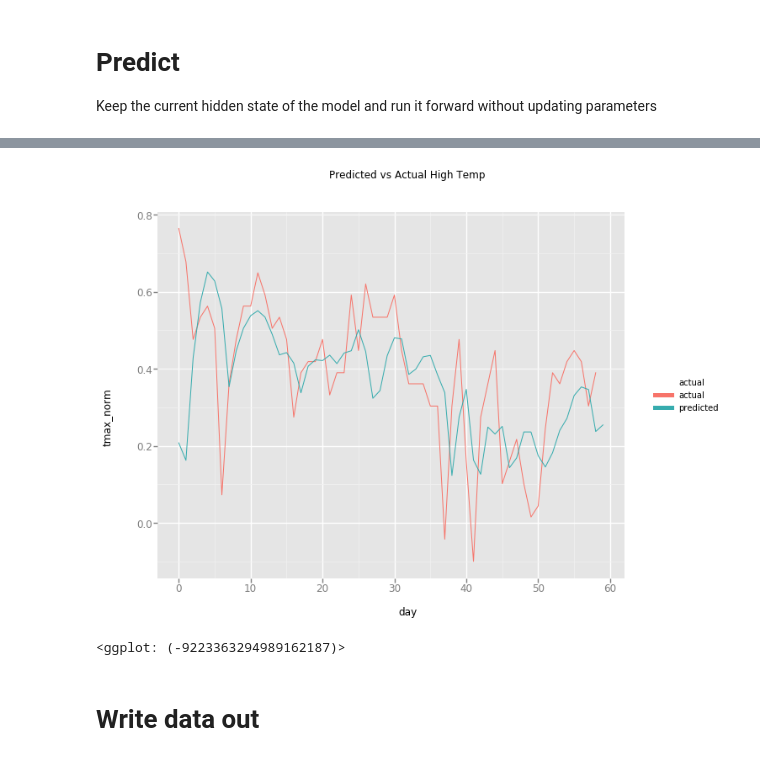
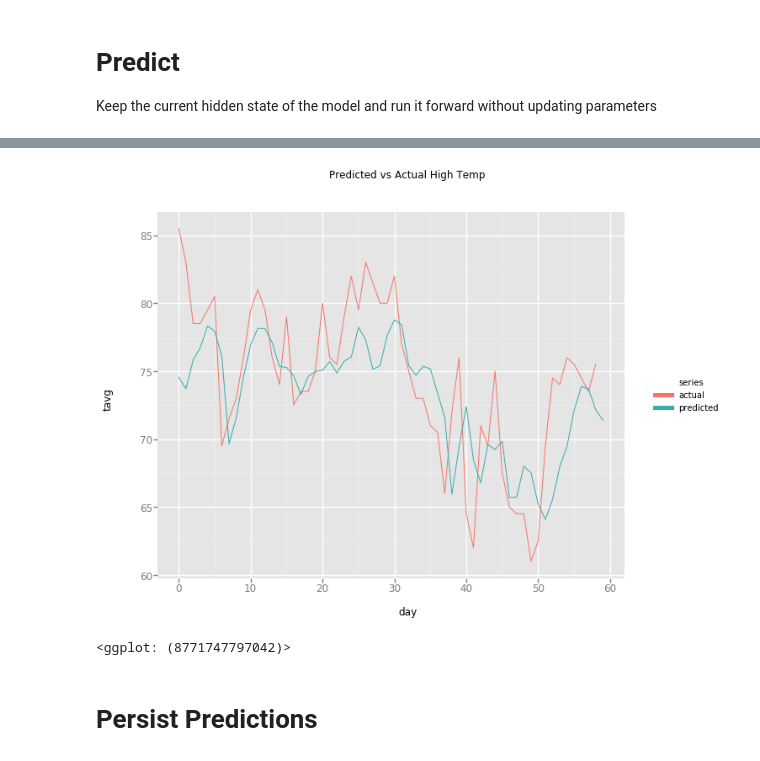
Before and after one commit to MetisMachine/weatherRNN.template, a Jupyter notebook: weatherRNN.ipynb, the cells around one changed output, grey strips where cells are left out. Saved outputs shown, nothing was run; the diff lists cells and outputs as text; code cells hidden in the pictures.

```diff
--- a/weatherRNN.ipynb
+++ b/weatherRNN.ipynb
@@ -261,13 +265,13 @@ WeatherNet (
 # %%
 hidden = model.init_hidden(batch_size)
 
-for i in range(72):
+for i in range(120):
     def closure():
         model.zero_grad()
         hidden = model.init_hidden(batch_size)
         out, hidden = model(x_train, hidden)
         loss = criterion(out, y_train)
-        if i % 2 == 0:
+        if i % 10 == 0:
             print('{:%H:%M} epoch {} loss: {}'.format(datetime.now(), i, loss.data.numpy()[0]))
         loss.backward()
         return loss
@@ -296,11 +298,11 @@ Keep the current hidden state of the model and run it forward without updating p
 # %%
 y_pred, new_hidden = model(x_test, hidden)
 # %%
-predictions = pd.DataFrame(y_pred.view(len(y_pred), -1).data.numpy(), columns=['tmax_norm'])
-predictions['actual'] = 'predicted'
+predictions = pd.DataFrame(y_pred.view(len(y_pred), -1).data.numpy(), columns=['tavg_norm'])
+predictions['series'] = 'predicted'
 # %%
-actuals = pd.DataFrame(y_test.data.numpy(), columns=['tmax_norm'])
-actuals['actual'] = 'actual'
+actuals = pd.DataFrame(y_test.data.numpy(), columns=['tavg_norm'])
+actuals['series'] = 'actual'
 # %%
 # join for plotting purposes
 eval_data = pd.concat([predictions, actuals])
@@ -309,0 +316,2 @@ eval_data['day'] = eval_data.index
+# %%
+eval_data['tavg'] = 2. * eval_data['tavg_norm'] * weather_features['tavg'].std() + weather_features['tavg'].mean()
@@ -310,9 +320,9 @@ eval_data['day'] = eval_data.index
 # %%
-gg.ggplot(gg.aes(x='day', y='tmax_norm', color='actual'),
+gg.ggplot(gg.aes(x='day', y='tavg', color='series'),
           data=eval_data) + gg.geom_line() + gg.ggtitle("Predicted vs Actual High Temp")
 # %% [output]
-[figure, old version]
+[figure, new version]
-<ggplot: (-9223363294989162187)>
+<ggplot: (8771747797042)>
-# %% [markdown]
-# Write data out
+# %% [markdown]
+# Persist Predictions
 # %%
```
Also changed, not shown: parts of 40 cells of this notebook, 2 other files.
